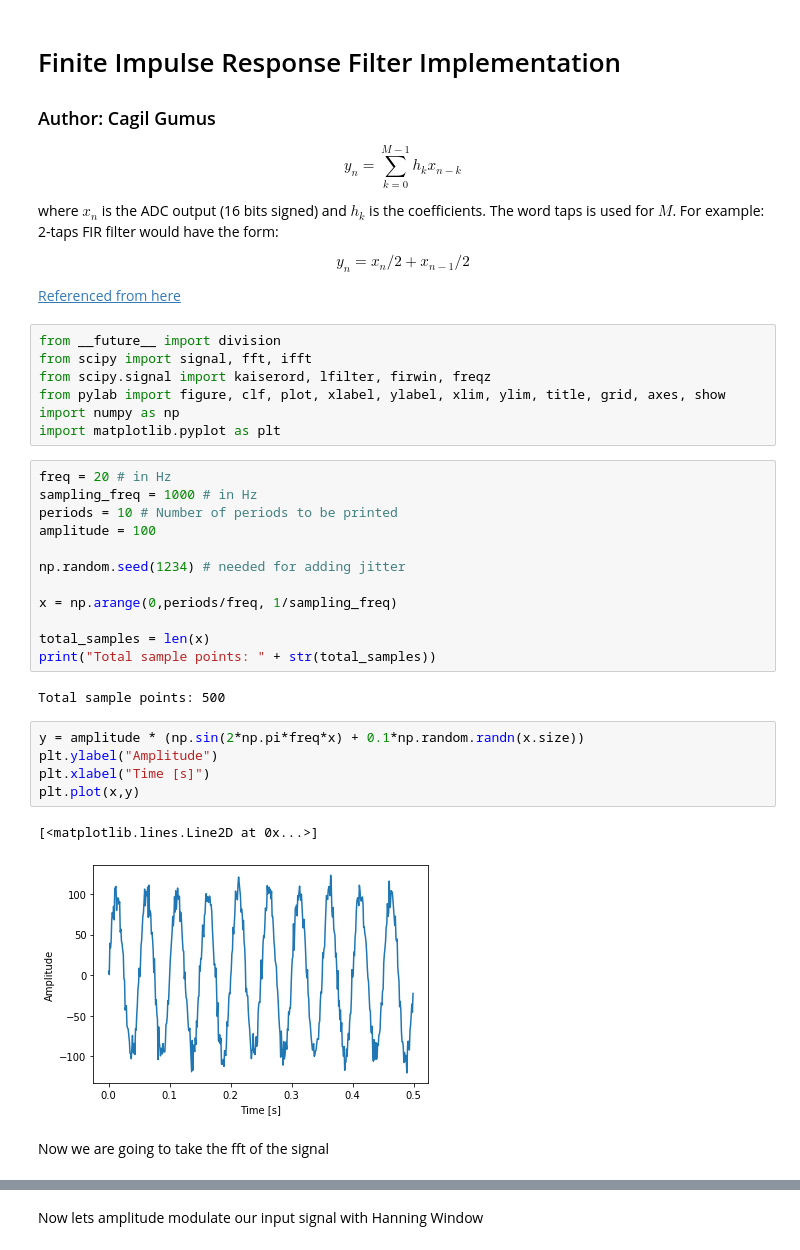
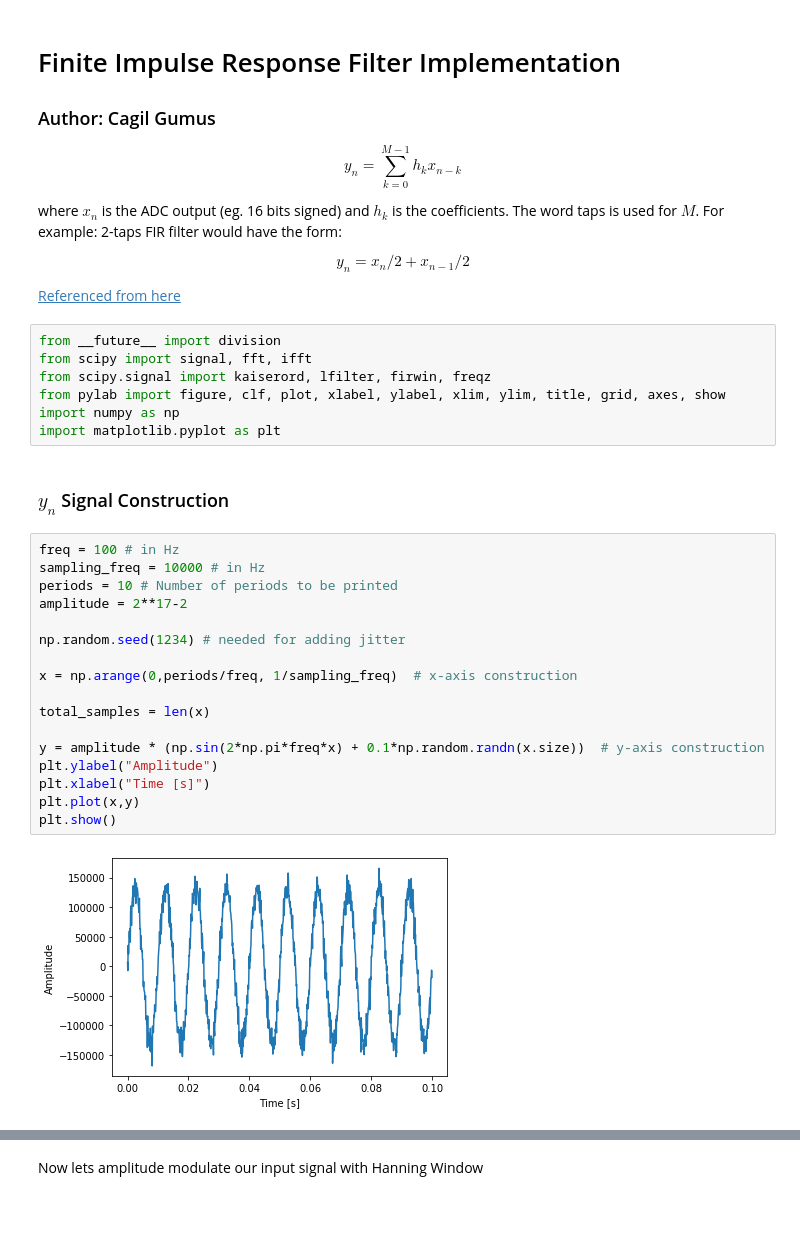
Before and after one commit to cagil-gumus/FIR_filter_in_jupyter, a Jupyter notebook: FIR_filter.ipynb, the cells around one changed output, grey strips where cells are left out. Drawn from its saved outputs; the diff is of its cells as text; blank space fills up the shorter version.

```diff
--- a/FIR_filter.ipynb
+++ b/FIR_filter.ipynb
@@ -7,7 +7,7 @@
 $$ y_n = \sum_{k=0}^{M-1} h_k x_{n-k} $$
 
 
-where $ x_{n} $ is the ADC output (16 bits signed) and $ h_k $ is the coefficients. The word taps is used for $ M $. For example: 2-taps FIR filter would have the form:
+where $ x_{n} $ is the ADC output (eg. 16 bits signed) and $ h_k $ is the coefficients. The word taps is used for $ M $. For example: 2-taps FIR filter would have the form:
 
 $$ y_n = x_{n}/2 + x_{n-1}/2 $$
 
@@ -19,27 +19,24 @@ from scipy.signal import kaiserord, lfilter, firwin, freqz
 from pylab import figure, clf, plot, xlabel, ylabel, xlim, ylim, title, grid, axes, show
 import numpy as np
 import matplotlib.pyplot as plt
+# %% [markdown]
+### $y_{n} $ Signal Construction
 # %%
-freq = 20 # in Hz
-sampling_freq = 1000 # in Hz
+freq = 100 # in Hz
+sampling_freq = 10000 # in Hz
 periods = 10 # Number of periods to be printed
-amplitude = 100
+amplitude = 2**17-2
 
 np.random.seed(1234) # needed for adding jitter
 
-x = np.arange(0,periods/freq, 1/sampling_freq)
+x = np.arange(0,periods/freq, 1/sampling_freq)  # x-axis construction
 
 total_samples = len(x)
-print("Total sample points: " + str(total_samples))
+
+y = amplitude * (np.sin(2*np.pi*freq*x) + 0.1*np.random.randn(x.size))  # y-axis construction
+plt.ylabel("Amplitude")
+plt.xlabel("Time [s]")
+plt.plot(x,y)
+plt.show()
 # %% [output]
-Total sample points: 500
+[figure, added]
-# %%
-y = amplitude * (np.sin(2*np.pi*freq*x) + 0.1*np.random.randn(x.size))
-plt.ylabel("Amplitude")
-plt.xlabel("Time [s]")
-plt.plot(x,y)
-# %% [output]
-[<matplotlib.lines.Line2D at 0x...>]
-[figure, removed]
-# %% [markdown]
-Now we are going to take the fft of the signal
```
Also changed, not shown: parts of 20 cells of this notebook, 1 other file.
